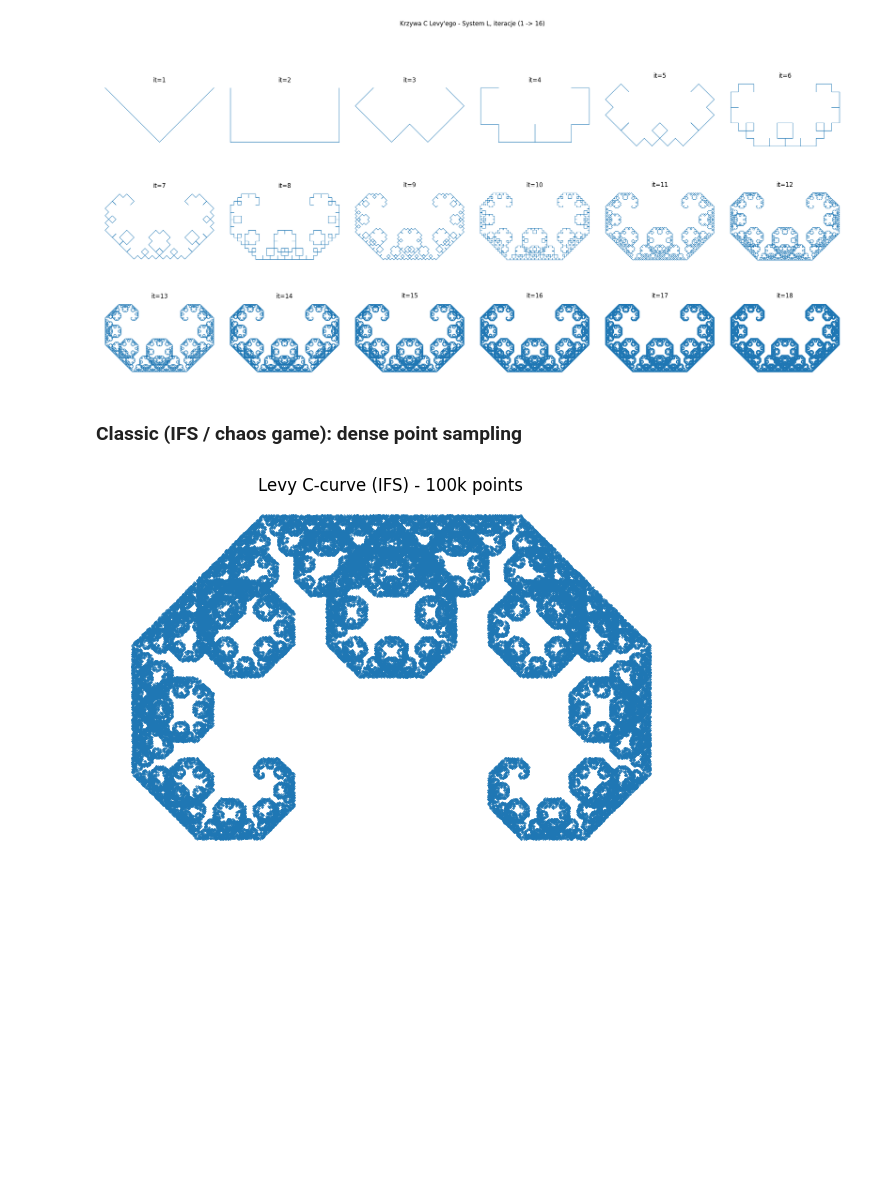
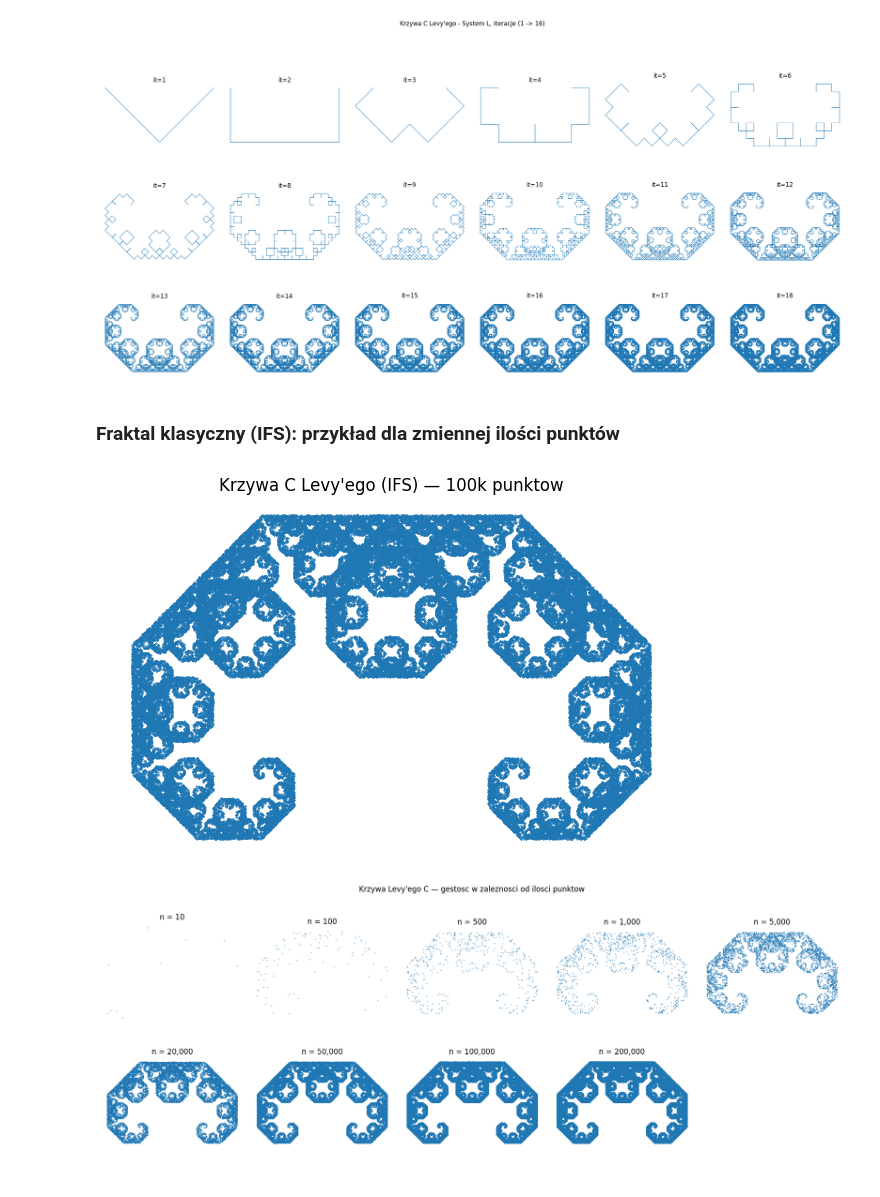
Before and after one commit to Ja-Gk-00/Fractal-Generator-Analysis, a Jupyter notebook: notebooks/Levy_Curve_project_I.ipynb, the cells around one changed output. Drawn from its saved outputs; the diff is of its cells as text; code cells hidden in the pictures; blank space fills up the shorter version.

```diff
--- a/notebooks/Levy_Curve_project_I.ipynb
+++ b/notebooks/Levy_Curve_project_I.ipynb
@@ -49,12 +81,42 @@ plt.show()
 # %% [output]
 [figure]
 # %% [markdown]
-### Classic (IFS / chaos game): dense point sampling
+### Fraktal klasyczny (IFS): przykład dla zmiennej ilości punktów
 # %%
 lc_ifs = LevyCCurve(method="ifs", n_points=100_000)
 pts_ifs = lc_ifs.generate()
-fig = plot_scatter(pts_ifs, s=0.2, title="Levy C-curve (IFS) - 100k points")
+fig = plot_scatter(pts_ifs, s=0.2, title="Krzywa C Levy'ego (IFS) — 100k punktow")
 plt.show()
+
+point_counts = [10, 100, 500, 1_000, 5_000, 20_000, 50_000, 100_000, 200_000]
+max_per_row = 5
+s = 0.2
+cell_size = 3.4
+
+total = len(point_counts)
+cols = min(total, max_per_row)
+rows = (total + cols - 1) // cols
+
+fig, axes = plt.subplots(rows, cols, figsize=(cell_size * cols, cell_size * rows))
+axes_list = [axes] if (rows == 1 and cols == 1) else axes.ravel().tolist()
+
+for i, n in enumerate(point_counts):
+    lc = LevyCCurve(method="ifs", n_points=int(n))
+    pts = lc.generate()
+    xs, ys = zip(*pts)
+    ax = axes_list[i]
+    ax.scatter(xs, ys, s=s)
+    ax.set_title(f"n = {n:,}")
+    ax.set_aspect("equal")
+    ax.axis("off")
+
+for j in range(total, len(axes_list)):
+    axes_list[j].axis("off")
+
+fig.suptitle("Krzywa Levy'ego C — gestosc w zaleznosci od ilosci punktow")
+fig.tight_layout()
+plt.show()
 # %% [output]
-[figure, old version]
+[figure, new version]
+[figure, added]
 # %% [markdown]
```
Also changed, not shown: parts of 22 cells of this notebook, 10 other files.
